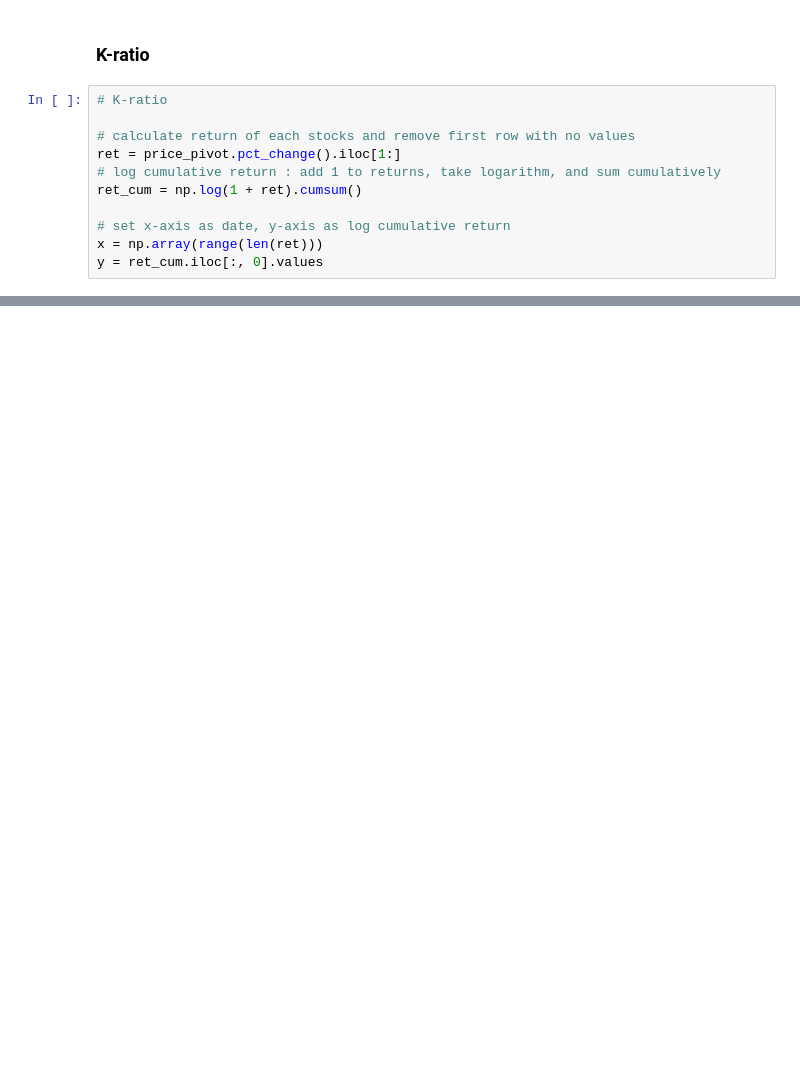
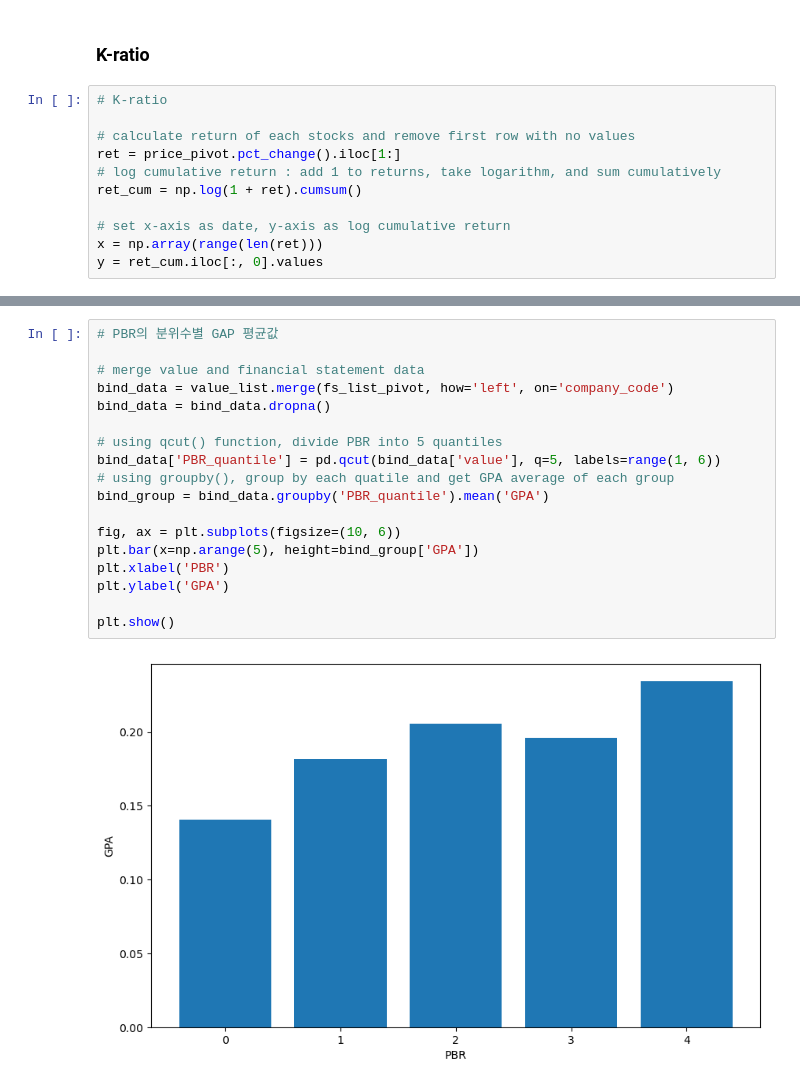
Before and after one commit to ahn283/projects, a Jupyter notebook: portflolio/factor_portfolio_understand.ipynb, the cells around one changed output, grey strips where cells are left out. Cells and saved outputs as stored; diff of their text form; blank space fills up the shorter version.

```diff
--- a/portflolio/factor_portfolio_understand.ipynb
+++ b/portflolio/factor_portfolio_understand.ipynb
@@ -611,0 +796,20 @@ plt.show()
+# %%
+# PBR의 분위수별 GAP 평균값
+
+# merge value and financial statement data
+bind_data = value_list.merge(fs_list_pivot, how='left', on='company_code')
+bind_data = bind_data.dropna()
+
+# using qcut() function, divide PBR into 5 quantiles
+bind_data['PBR_quantile'] = pd.qcut(bind_data['value'], q=5, labels=range(1, 6))
+# using groupby(), group by each quatile and get GPA average of each group
+bind_group = bind_data.groupby('PBR_quantile').mean('GPA')
+
+fig, ax = plt.subplots(figsize=(10, 6))
+plt.bar(x=np.arange(5), height=bind_group['GPA'])
+plt.xlabel('PBR')
+plt.ylabel('GPA')
+
+plt.show()
+# %% [output]
+[figure, added]
```
Also changed, not shown: parts of 77 cells of this notebook, 13 other files.
